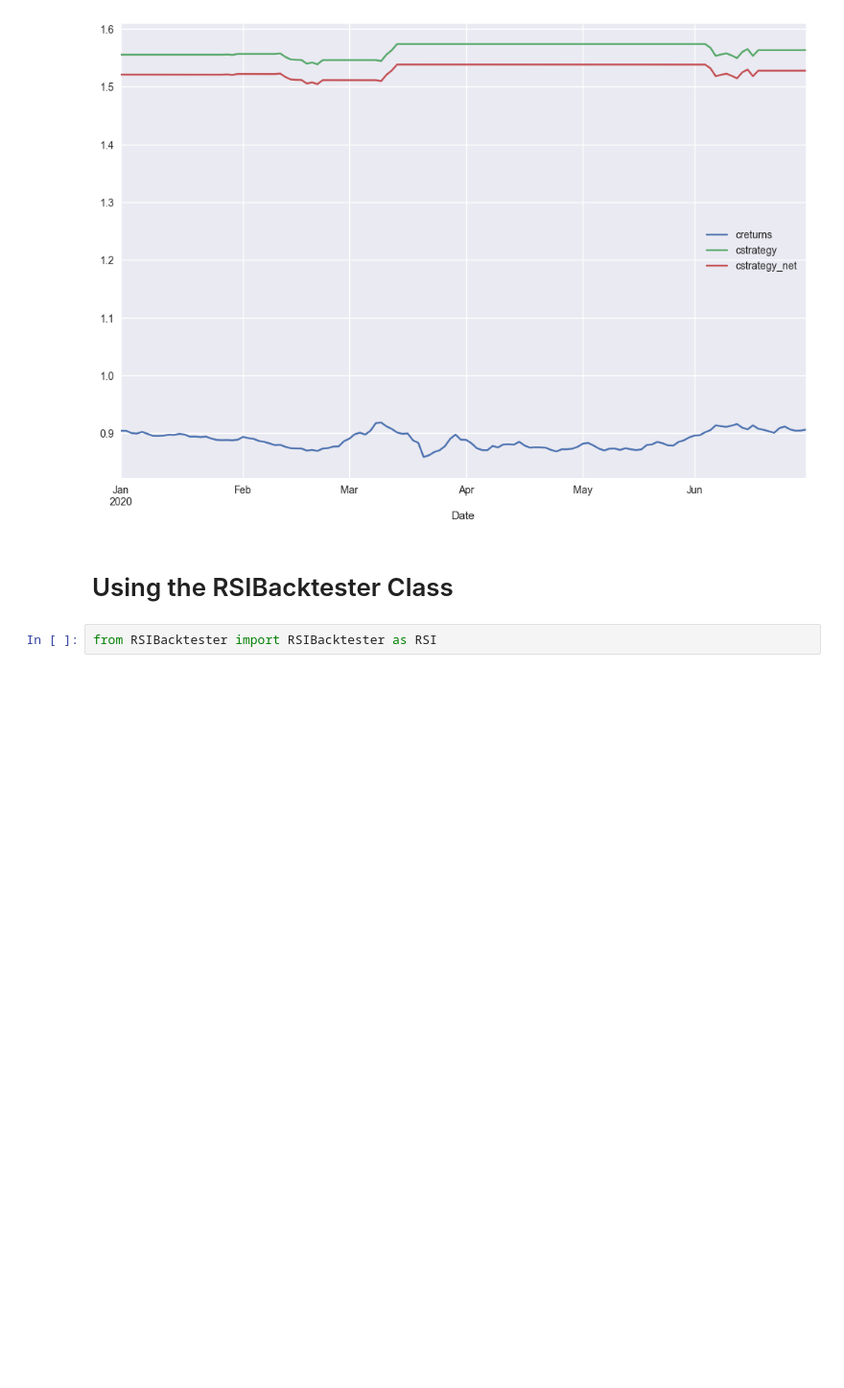
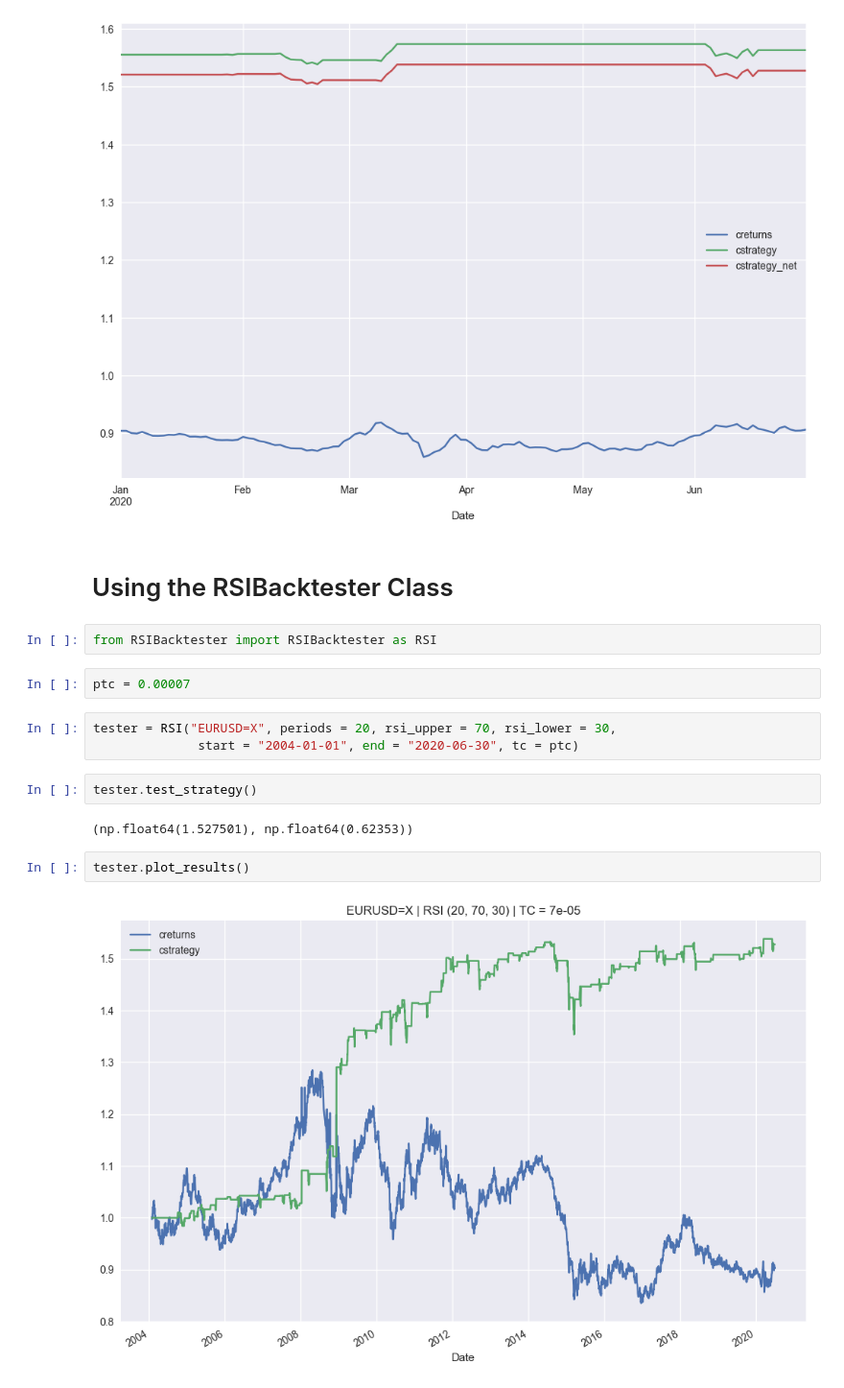
Before and after one commit to AvirukthGT/AlgoTrading, a Jupyter notebook: RSI/RSI.ipynb, the cells around one changed output. Shown at 96% size. Drawn from its saved outputs; the diff is of its cells as text; blank space fills up the shorter version.

```diff
--- a/RSI/RSI.ipynb
+++ b/RSI/RSI.ipynb
@@ -209,3 +209,16 @@ plt.show()
 # Using the RSIBacktester Class
 # %%
 from RSIBacktester import RSIBacktester as RSI
+# %%
+ptc = 0.00007
+# %%
+tester = RSI("EURUSD=X", periods = 20, rsi_upper = 70, rsi_lower = 30,
+              start = "2004-01-01", end = "2020-06-30", tc = ptc)
+# %%
+tester.test_strategy()
+# %% [output]
+(np.float64(1.527501), np.float64(0.62353))
+# %%
+tester.plot_results()
+# %% [output]
+[figure, added]
```
Also changed, not shown: parts of 5 cells of this notebook.
